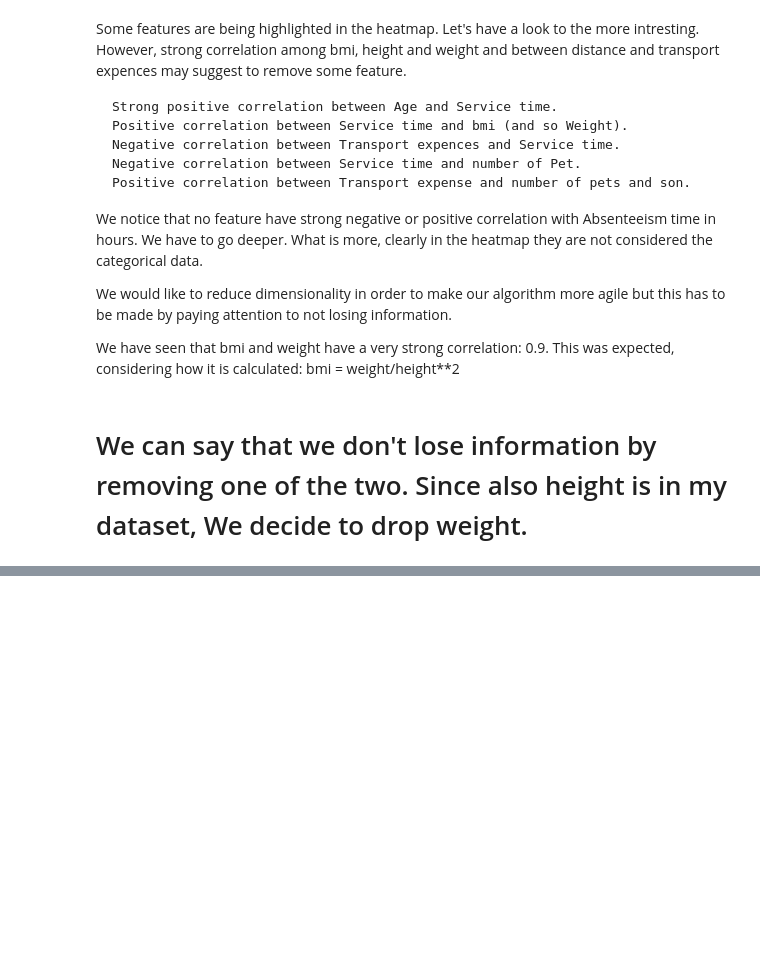
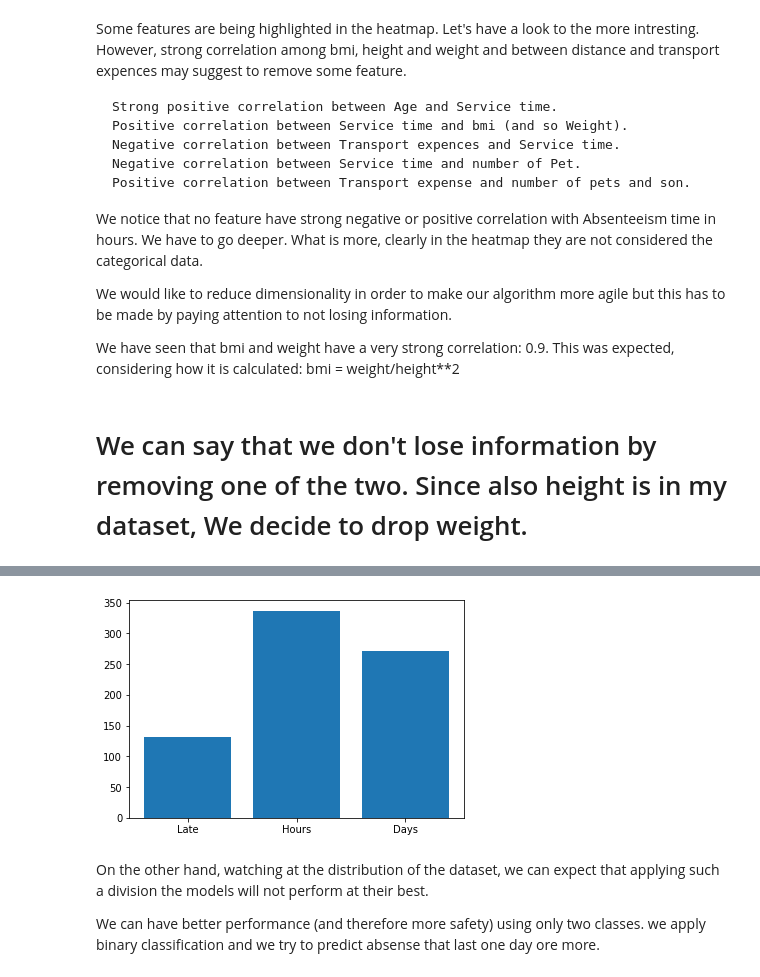
Before and after one commit to DHRUV6029/CMPE-255_NPDP, a Jupyter notebook: CMPE_255_NPDP.ipynb, the cells around one changed output, grey strips where cells are left out. Drawn from its saved outputs; the diff is of its cells as text; code cells hidden in the pictures; blank space fills up the shorter version.

Commit message:
Preparing data for bin classification

```diff
--- a/CMPE_255_NPDP.ipynb
+++ b/CMPE_255_NPDP.ipynb
@@ -2197,0 +2209,16 @@ absent_data = absent_data.drop(columns = 'Weight')
+# %%
+# Plotting absence last
+time = absent_data['Absenteeism time in hours']
+late = np.count_nonzero(time < 2)
+days = np.count_nonzero(time >= 8)
+hours = np.count_nonzero(time >= 2) - days
+x = np.array(['Late', 'Hours', 'Days'])
+y = np.array([late, hours, days])
+plt.bar(x, y)
+plt.show()
+# %% [output]
+[figure, added]
+# %% [markdown]
+On the other hand, watching at the distribution of the dataset, we can expect that applying such a division the models will not perform at their best.
+
+We can have better performance (and therefore more safety) using only two classes. we apply binary classification and we try to predict absense that last one day ore more.
```
Also changed, not shown: parts of 5 cells of this notebook.
